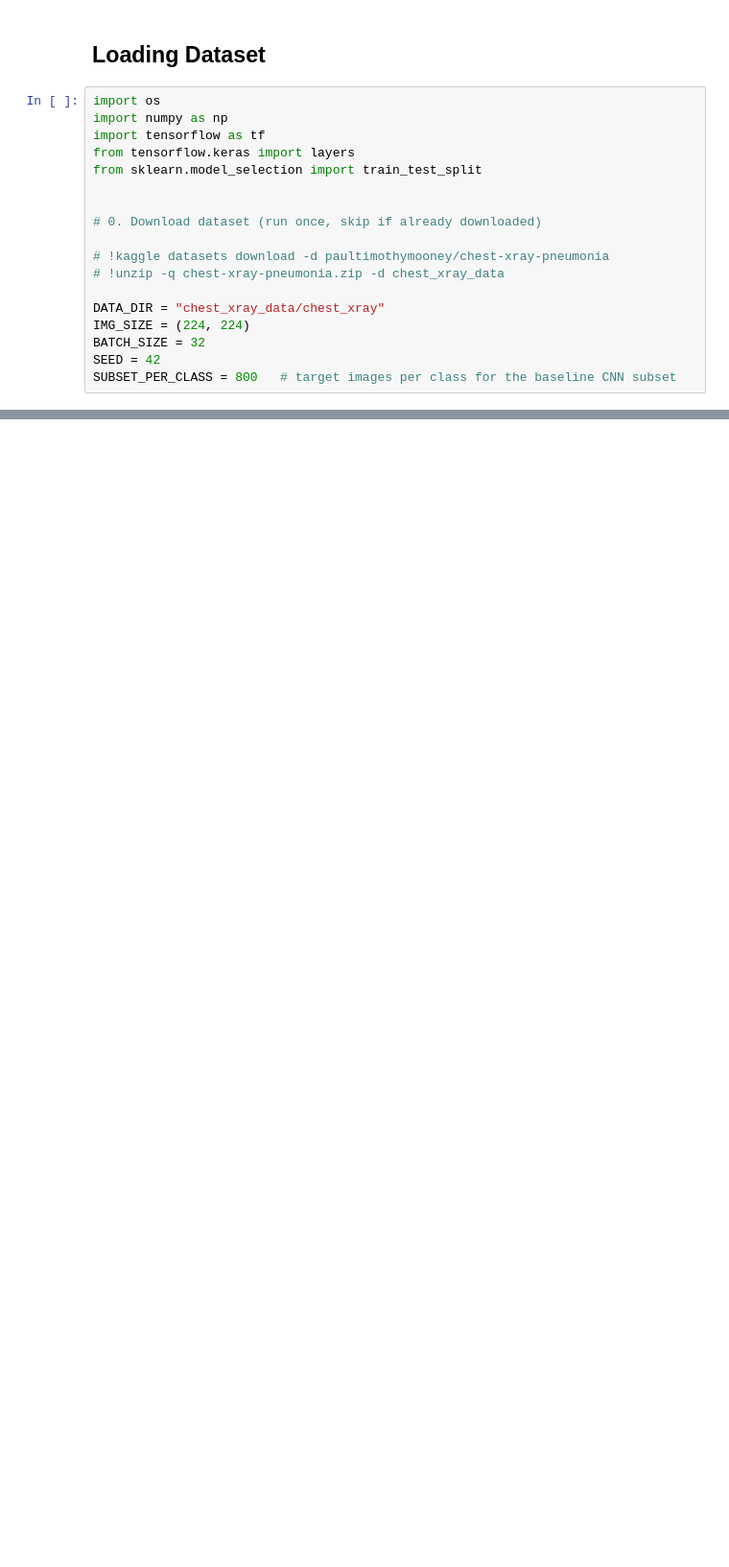
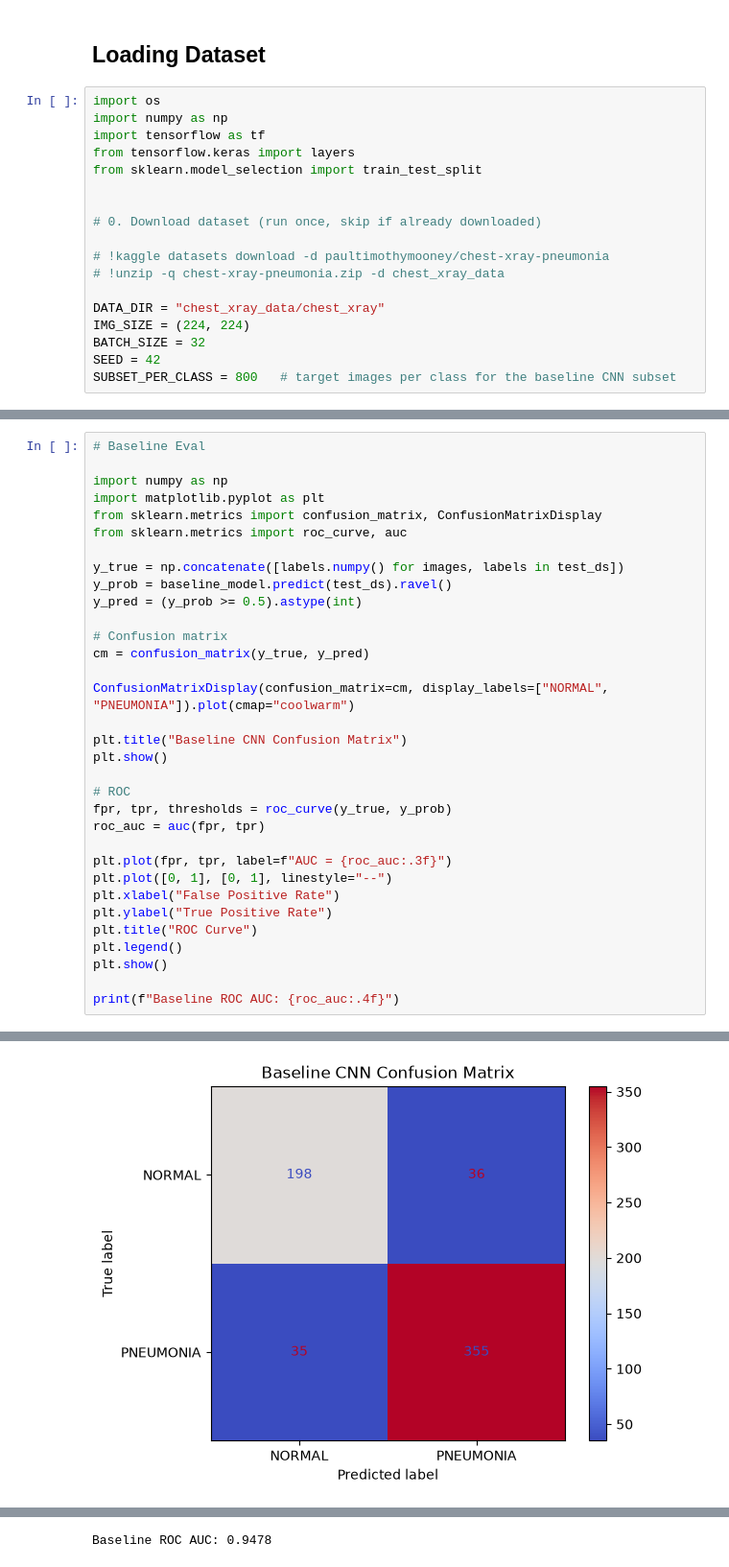
Before and after one commit to kariniemicarson/NeuralNetworks, a Jupyter notebook: Project 5/project5.ipynb, the cells around one changed output, grey strips where cells are left out. Shown at 96% size. Drawn from its saved outputs; the diff is of its cells as text; blank space fills up the shorter version.

```diff
--- a/Project 5/project5.ipynb
+++ b/Project 5/project5.ipynb
@@ -219,0 +327,34 @@ KeyboardInterrupt:
+# %%
+# Baseline Eval
+
+import numpy as np
+import matplotlib.pyplot as plt
+from sklearn.metrics import confusion_matrix, ConfusionMatrixDisplay
+from sklearn.metrics import roc_curve, auc
+
+y_true = np.concatenate([labels.numpy() for images, labels in test_ds])
+y_prob = baseline_model.predict(test_ds).ravel()
+y_pred = (y_prob >= 0.5).astype(int)
+
+# Confusion matrix
+cm = confusion_matrix(y_true, y_pred)
+
+ConfusionMatrixDisplay(confusion_matrix=cm, display_labels=["NORMAL", "PNEUMONIA"]).plot(cmap="coolwarm")
+
+plt.title("Baseline CNN Confusion Matrix")
+plt.show()
+
+# ROC
+fpr, tpr, thresholds = roc_curve(y_true, y_prob)
+roc_auc = auc(fpr, tpr)
+
+plt.plot(fpr, tpr, label=f"AUC = {roc_auc:.3f}")
+plt.plot([0, 1], [0, 1], linestyle="--")
+plt.xlabel("False Positive Rate")
+plt.ylabel("True Positive Rate")
+plt.title("ROC Curve")
+plt.legend()
+plt.show()
+
+print(f"Baseline ROC AUC: {roc_auc:.4f}")
+# %% [output]
@@ -219,0 +362 @@ KeyboardInterrupt:
+[figure, added]
@@ -219,0 +364 @@ KeyboardInterrupt:
+Baseline ROC AUC: 0.9478
```
Also changed, not shown: parts of 13 cells of this notebook.
